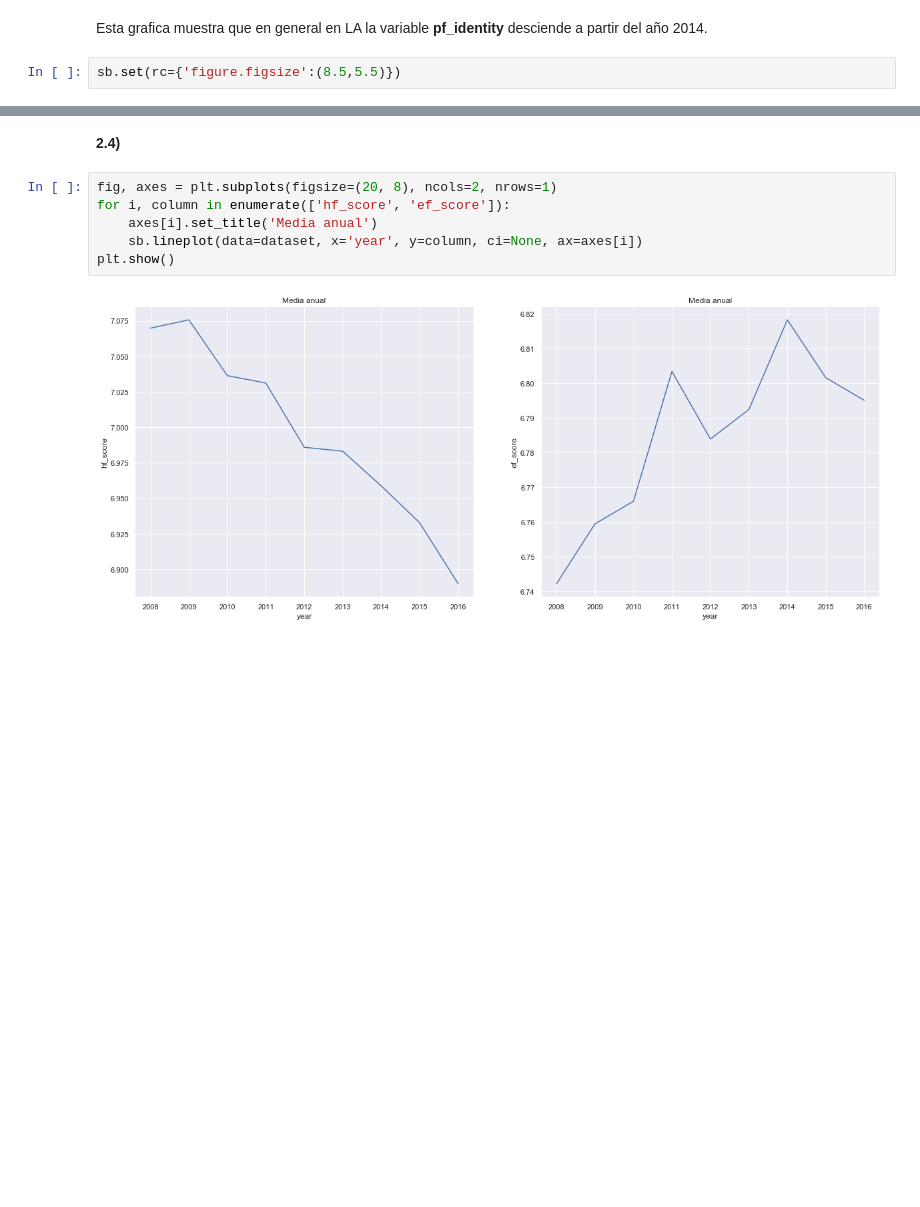
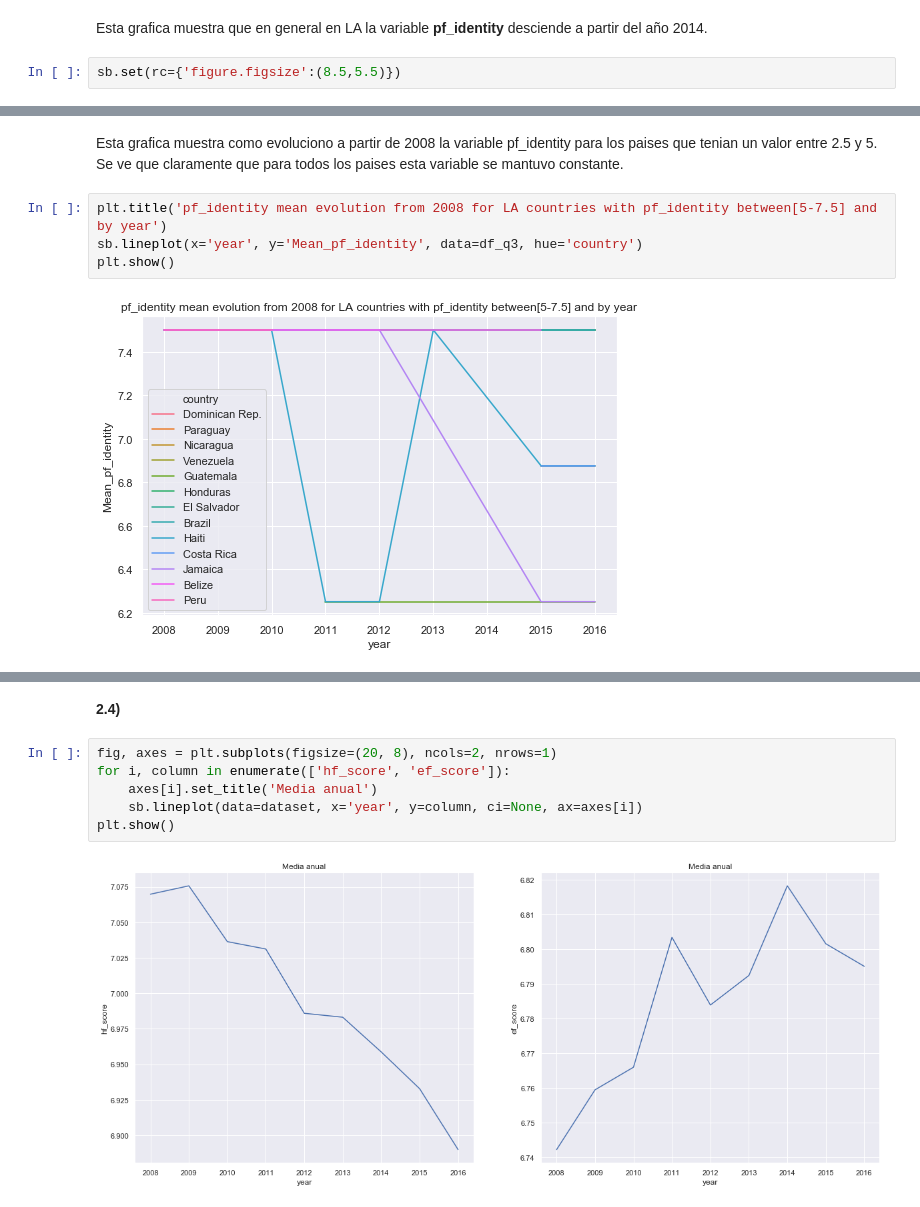
Before and after one commit to lvc0107/diplodatos, a Jupyter notebook: notebooks/practico1.ipynb, the cells around one changed output, grey strips where cells are left out. Drawn from its saved outputs; the diff is of its cells as text; blank space fills up the shorter version.

```diff
--- a/notebooks/practico1.ipynb
+++ b/notebooks/practico1.ipynb
@@ -365,0 +428,8 @@ sb.set(rc={'figure.figsize':(8.5,5.5)})
+# %% [markdown]
+Esta grafica muestra como evoluciono a partir de 2008 la variable pf_identity para los paises que tenian un valor entre 2.5 y 5. Se ve que claramente que para todos los paises esta variable se mantuvo constante.
+# %%
+plt.title('pf_identity mean evolution from 2008 for LA countries with pf_identity between[5-7.5] and by year')
+sb.lineplot(x='year', y='Mean_pf_identity', data=df_q3, hue='country')
+plt.show()
+# %% [output]
+[figure, added]
```
Also changed, not shown: parts of 27 cells of this notebook.
